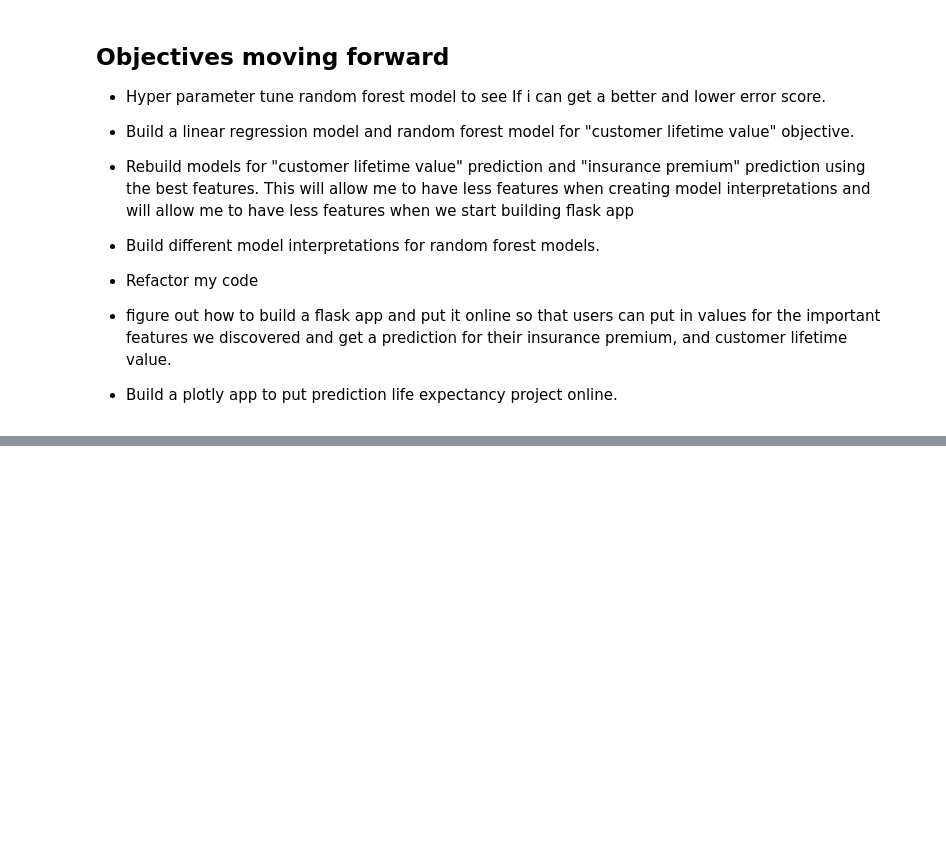
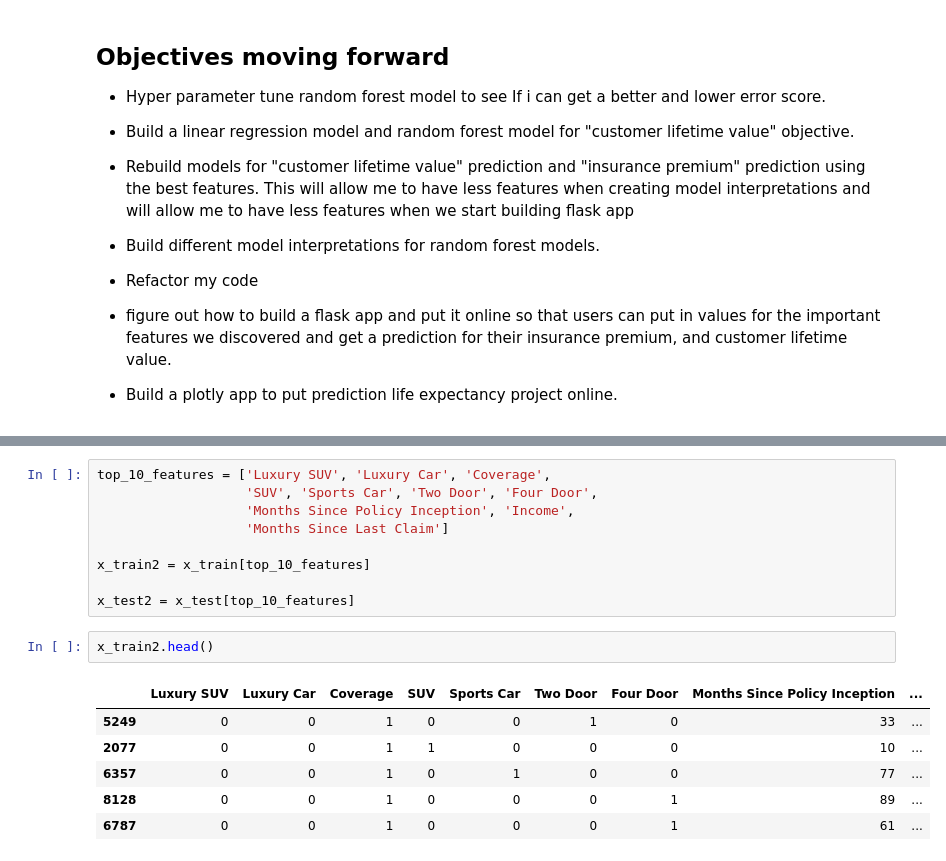
Before and after one commit to EvidenceN/Insurance_premium_prediction, a Jupyter notebook: model/premium.ipynb, the cells around one changed output, grey strips where cells are left out. Cells and saved outputs as stored; diff of their text form; blank space fills up the shorter version.

```diff
--- a/model/premium.ipynb
+++ b/model/premium.ipynb
@@ -1428,0 +1454,18 @@ Text(0.5, 1.0, 'Visualization for Random Forest Regression Model Coefficients')
+# %%
+top_10_features = ['Luxury SUV', 'Luxury Car', 'Coverage',
+                   'SUV', 'Sports Car', 'Two Door', 'Four Door',
+                   'Months Since Policy Inception', 'Income',
+                   'Months Since Last Claim']
+
+x_train2 = x_train[top_10_features]
+
+x_test2 = x_test[top_10_features]
+# %%
+x_train2.head()
+# %% [output]
+|  | Luxury SUV | Luxury Car | Coverage | SUV | Sports Car | Two Door | Four Door | Months Since Policy Inception | ... |
+| 5249 | 0 | 0 | 1 | 0 | 0 | 1 | 0 | 33 | ... |
+| 2077 | 0 | 0 | 1 | 1 | 0 | 0 | 0 | 10 | ... |
+| 6357 | 0 | 0 | 1 | 0 | 1 | 0 | 0 | 77 | ... |
+| 8128 | 0 | 0 | 1 | 0 | 0 | 0 | 1 | 89 | ... |
+| 6787 | 0 | 0 | 1 | 0 | 0 | 0 | 1 | 61 | ... |
```
Also changed, not shown: parts of 20 cells of this notebook.
